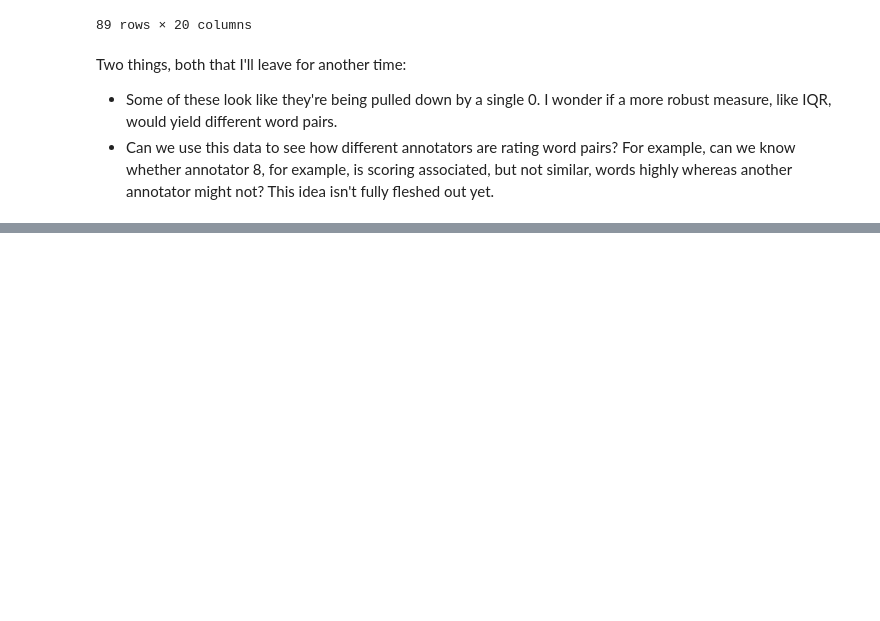
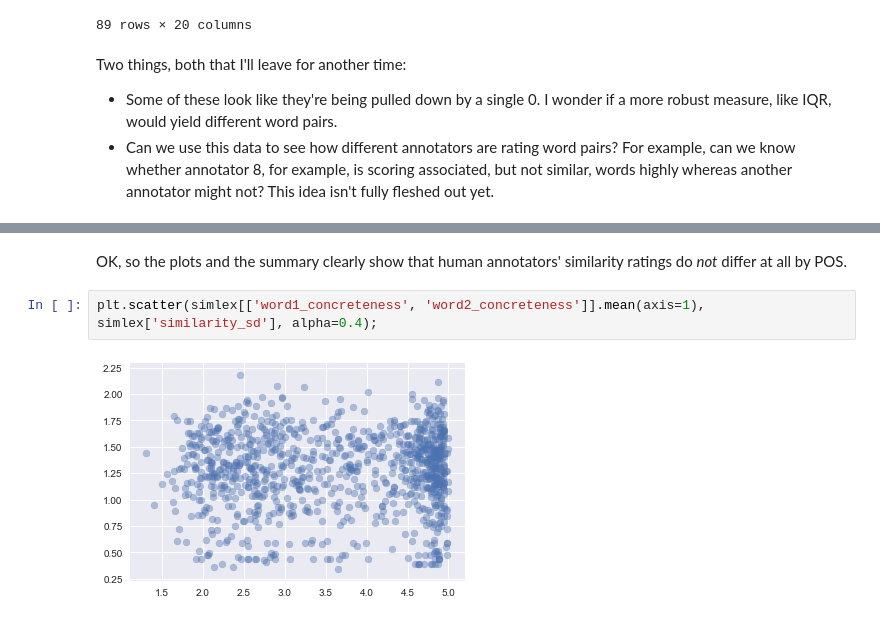
Before and after one commit to geoffbacon/eval, a Jupyter notebook: scripts/Batchkarov-et-al-2015.ipynb, the cells around one changed output, grey strips where cells are left out. Drawn from its saved outputs; the diff is of its cells as text; blank space fills up the shorter version.

```diff
--- a/scripts/Batchkarov-et-al-2015.ipynb
+++ b/scripts/Batchkarov-et-al-2015.ipynb
@@ -249,0 +283,6 @@ Two things, both that I'll leave for another time:
+# %% [markdown]
+OK, so the plots and the summary clearly show that human annotators' similarity ratings do *not* differ at all by POS.
+# %%
+plt.scatter(simlex[['word1_concreteness', 'word2_concreteness']].mean(axis=1), simlex['similarity_sd'], alpha=0.4);
+# %% [output]
+[figure, added]
```
Also changed, not shown: parts of 11 cells of this notebook.
